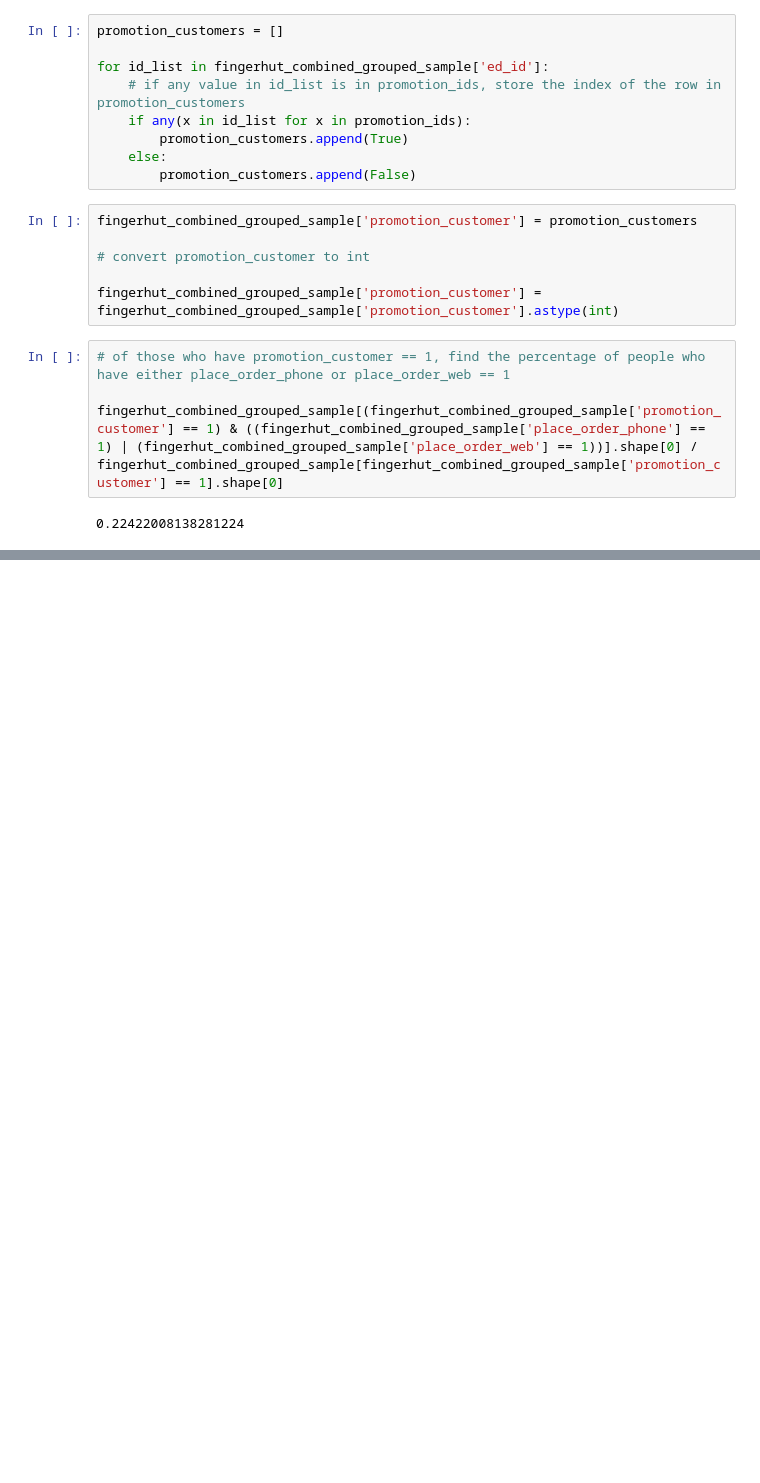
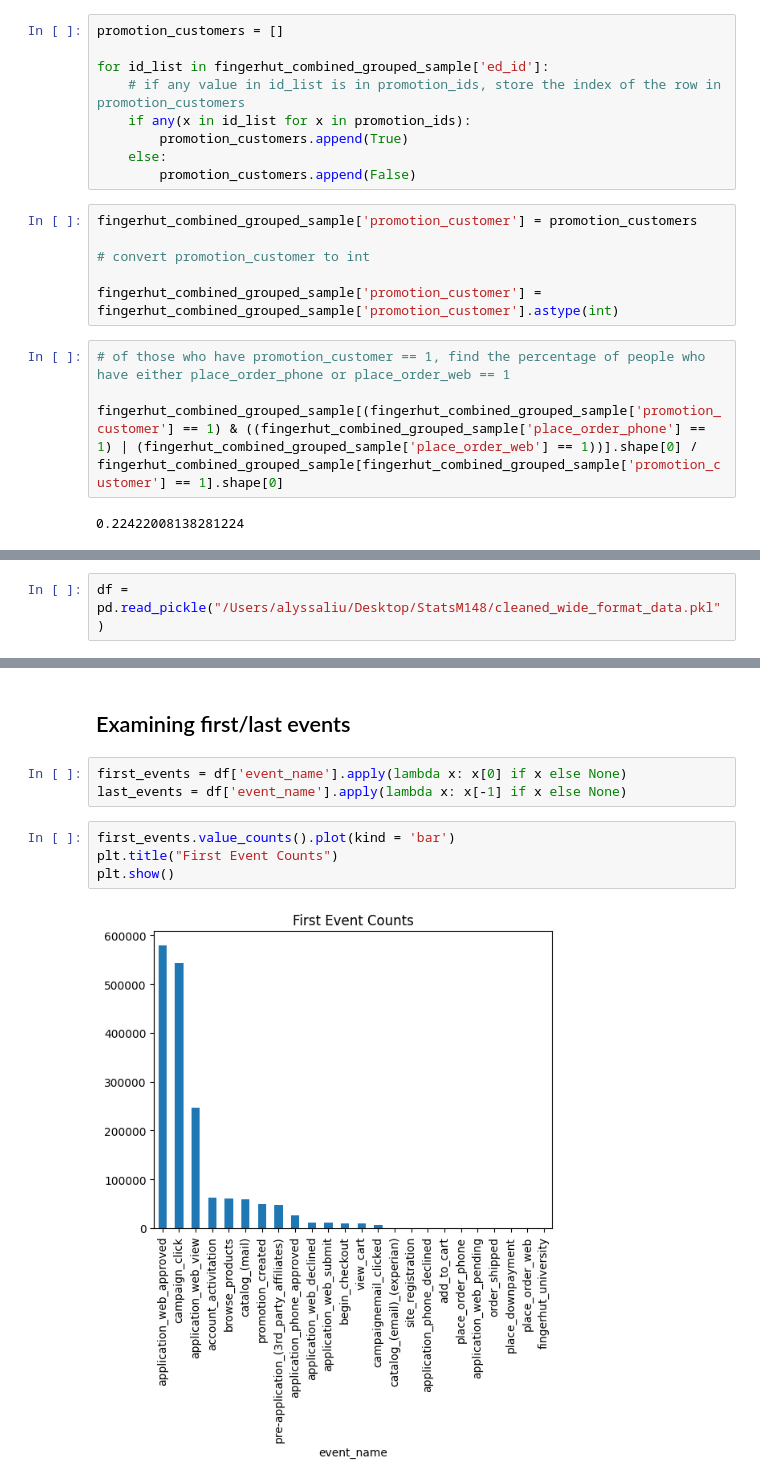
Before and after one commit to cjunwon/STATSM148-Fingerhut-Consulting, a Jupyter notebook: compiled_code/group_12_fingerhut_analysis_final.ipynb, the cells around one changed output, grey strips where cells are left out. Drawn from its saved outputs; the diff is of its cells as text; blank space fills up the shorter version.

```diff
--- a/compiled_code/group_12_fingerhut_analysis_final.ipynb
+++ b/compiled_code/group_12_fingerhut_analysis_final.ipynb
@@ -1445,0 +1841,2 @@ fingerhut_combined_grouped_sample[(fingerhut_combined_grouped_sample['promotion_
+# %%
+df = pd.read_pickle("/Users/alyssaliu/Desktop/StatsM148/cleaned_wide_format_data.pkl")
@@ -1445,0 +1874,11 @@ fingerhut_combined_grouped_sample[(fingerhut_combined_grouped_sample['promotion_
+# %% [markdown]
+## Examining first/last events
+# %%
+first_events = df['event_name'].apply(lambda x: x[0] if x else None)
+last_events = df['event_name'].apply(lambda x: x[-1] if x else None)
+# %%
+first_events.value_counts().plot(kind = 'bar')
+plt.title("First Event Counts")
+plt.show()
+# %% [output]
+[figure, added]
```
Also changed, not shown: parts of 217 cells of this notebook.
